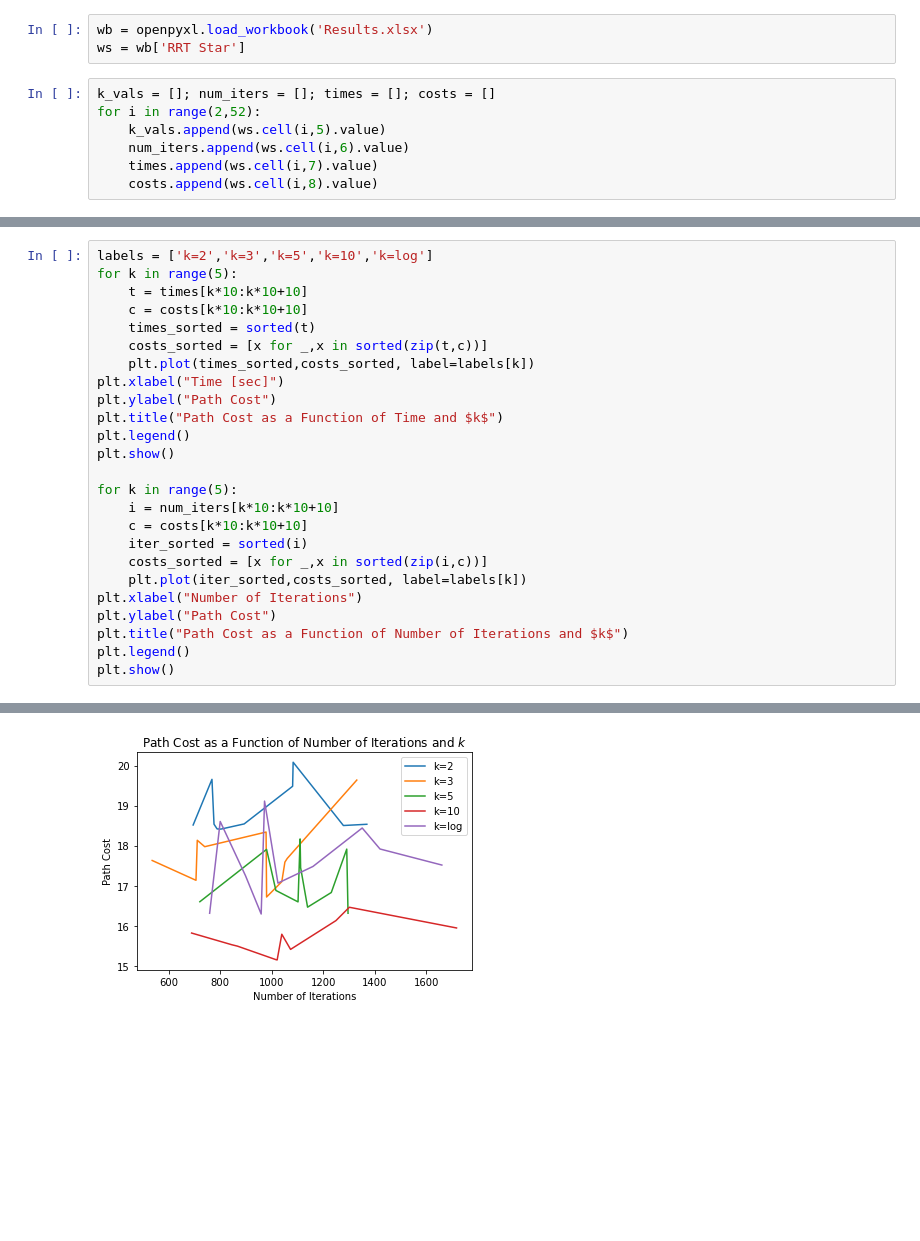
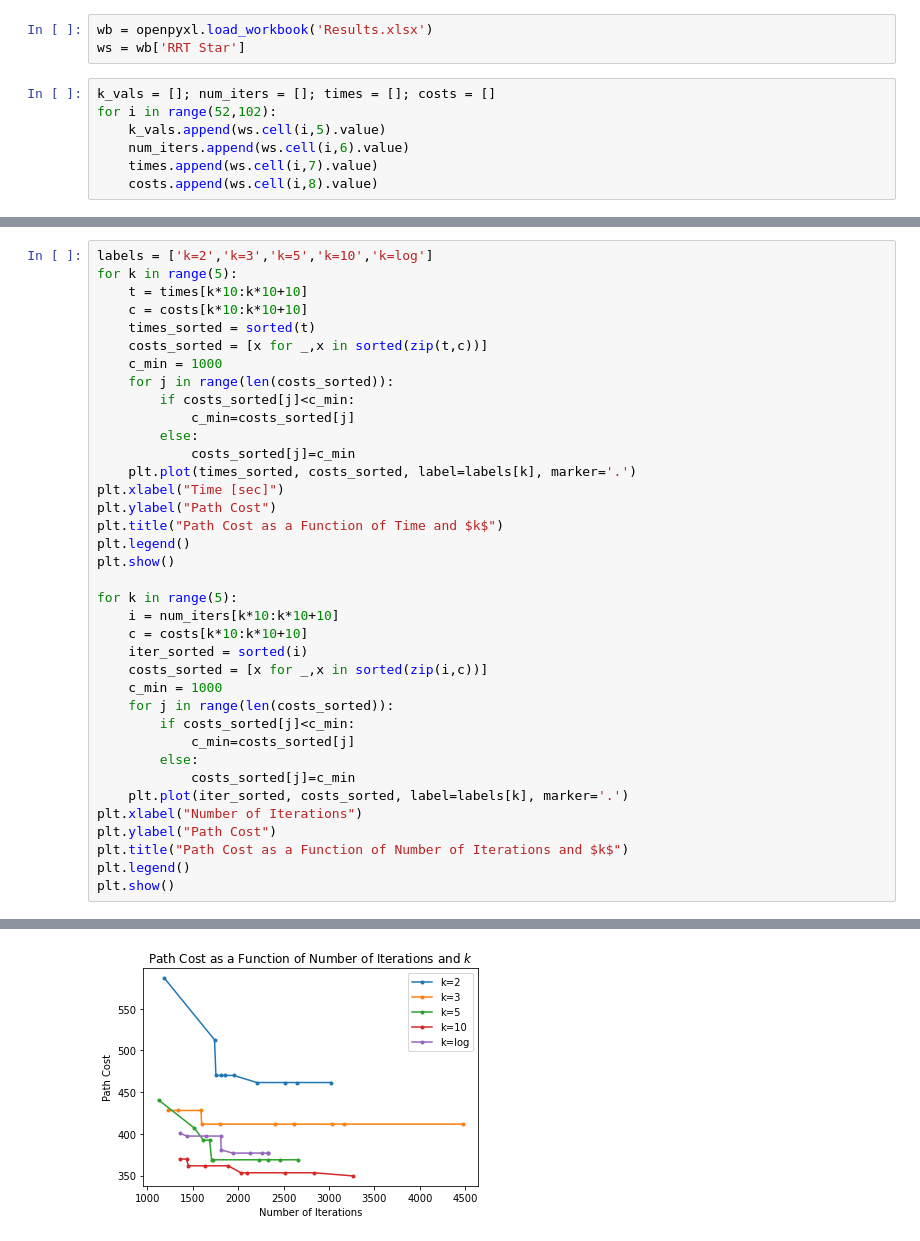
Before and after one commit to Yomaster10/ARMP-HW2, a Jupyter notebook: Code/RRTStar_GraphCreator.ipynb, the cells around one changed output, grey strips where cells are left out. Saved outputs shown, nothing was run; the diff lists cells and outputs as text; blank space fills up the shorter version.

```diff
--- a/Code/RRTStar_GraphCreator.ipynb
+++ b/Code/RRTStar_GraphCreator.ipynb
@@ -7,7 +7,7 @@ wb = openpyxl.load_workbook('Results.xlsx')
 ws = wb['RRT Star']
 # %%
 k_vals = []; num_iters = []; times = []; costs = []
-for i in range(2,52):
+for i in range(52,102):
     k_vals.append(ws.cell(i,5).value)
     num_iters.append(ws.cell(i,6).value)
     times.append(ws.cell(i,7).value)
@@ -56,7 +52,13 @@ for k in range(5):
     c = costs[k*10:k*10+10]
     times_sorted = sorted(t)
     costs_sorted = [x for _,x in sorted(zip(t,c))]
-    plt.plot(times_sorted,costs_sorted, label=labels[k])
+    c_min = 1000
+    for j in range(len(costs_sorted)):
+        if costs_sorted[j]<c_min:
+            c_min=costs_sorted[j]
+        else:
+            costs_sorted[j]=c_min
+    plt.plot(times_sorted, costs_sorted, label=labels[k], marker='.')
 plt.xlabel("Time [sec]")
 plt.ylabel("Path Cost")
 plt.title("Path Cost as a Function of Time and $k$")
@@ -68,7 +70,13 @@ for k in range(5):
     c = costs[k*10:k*10+10]
     iter_sorted = sorted(i)
     costs_sorted = [x for _,x in sorted(zip(i,c))]
-    plt.plot(iter_sorted,costs_sorted, label=labels[k])
+    c_min = 1000
+    for j in range(len(costs_sorted)):
+        if costs_sorted[j]<c_min:
+            c_min=costs_sorted[j]
+        else:
+            costs_sorted[j]=c_min
+    plt.plot(iter_sorted, costs_sorted, label=labels[k], marker='.')
 plt.xlabel("Number of Iterations")
 plt.ylabel("Path Cost")
 plt.title("Path Cost as a Function of Number of Iterations and $k$")
@@ -79 +87 @@ plt.show()
-[figure, old version]
+[figure, new version]
```
Also changed, not shown: parts of 4 cells of this notebook, 35 other files.
